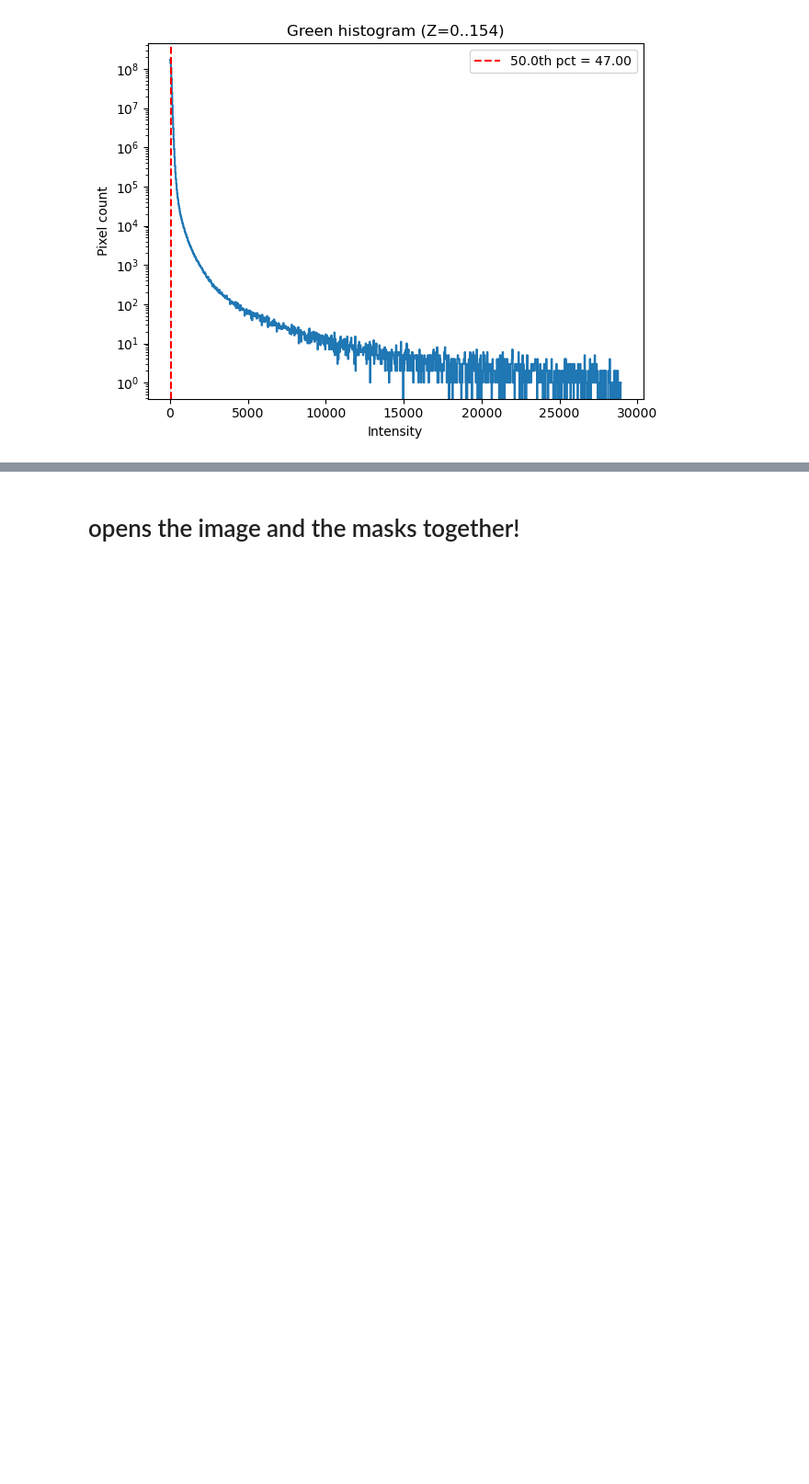
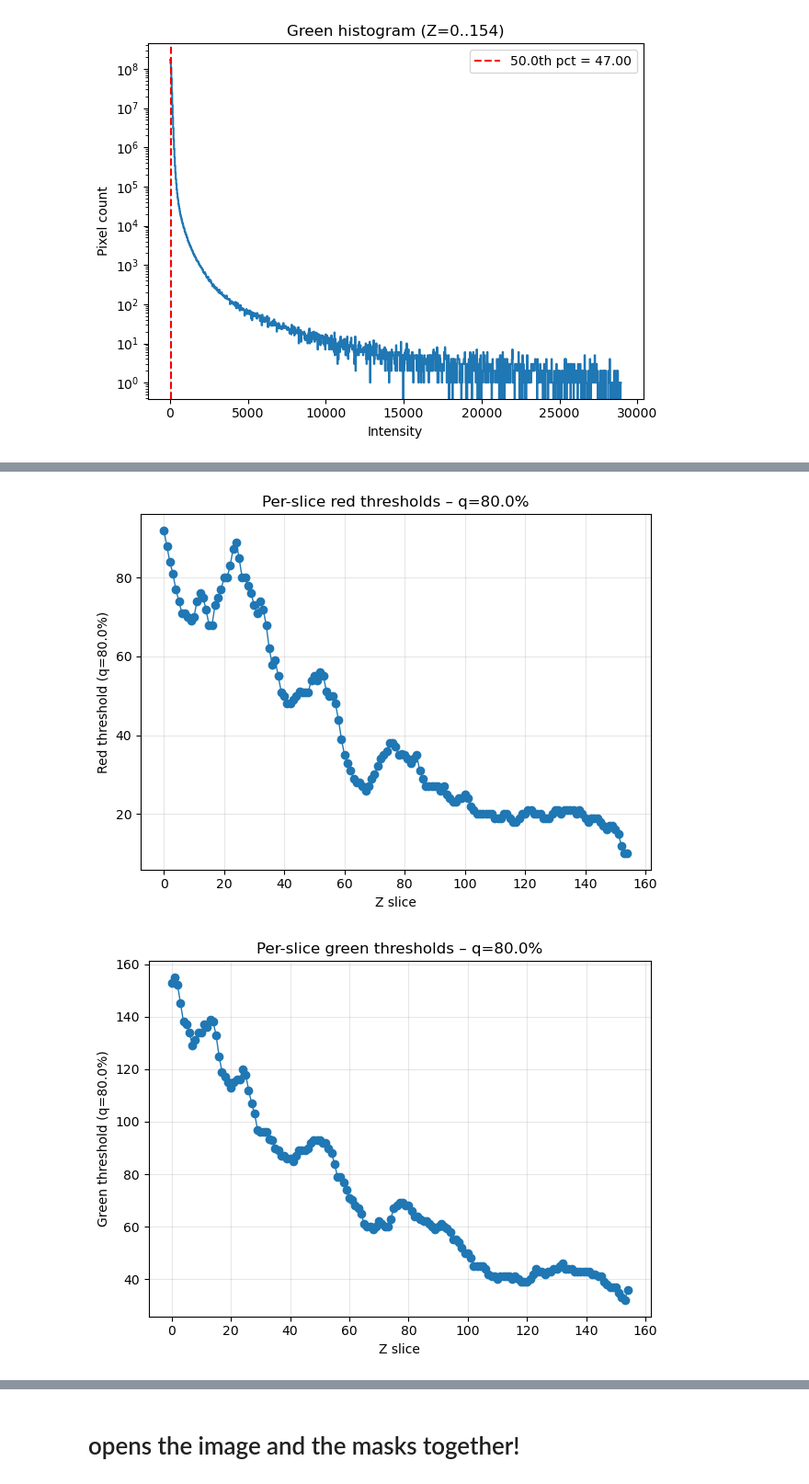
Before and after one commit to sansachenlelele/connectome_analysis_fisherlab, a Jupyter notebook: analysis_get-main-value-25summer.ipynb, the cells around one changed output, grey strips where cells are left out. Shown at 92% size. Saved outputs shown, nothing was run; the diff lists cells and outputs as text; code cells hidden in the pictures; blank space fills up the shorter version.

```diff
--- a/analysis_get-main-value-25summer.ipynb
+++ b/analysis_get-main-value-25summer.ipynb
@@ -150,7 +146,7 @@ Label mask shape: (155, 1839, 1839)
 Green channel shape: (155, 1839, 1839)
 Red channel shape: (155, 1839, 1839)
 # %%
-label_file_checking = '/Users/fisherguest/Documents/sansa images/08292025/roi/fly8-bg.tif'
+label_file_checking = '/Users/fisherguest/Documents/sansa images/08292025/roi/fly8-check.tif'
 label_mask_checking = tf.imread(label_file_checking)
 # %%
 # check which z stack I drew the label on.
@@ -161,7 +157,7 @@ print("You painted on slice(s):", painted_slices)
 You painted on slice(s): [93]
 # %%
 z_ranges = [
-(0, 1),
+(0, 2),
 (0, 78),
 (8, 95),
 (9, 97),
@@ -917,0 +1041,10 @@ summary_df
+# %%
+df_bg = per_slice_percentiles_for_roi(
+    red_channel, green_channel, label_mask_checking,
+    q=0.80,        # change this to whatever percentile you want (e.g., 0.95, 0.99)
+    roi_id=None,   # or set to your specific label id if you know it
+    exclude_zero=False,
+    round_pct=1
+)
+
+df_bg
@@ -917,0 +1065,45 @@ summary_df
+# %%
+# Ensure sorted by Z and drop rows with missing thresholds (if any)
+_df = df_bg.copy()
+_df = _df.sort_values("z")
+
+# Pull percentile (if present) for nicer titles/labels
+if "percentile_q" in _df.columns and _df["percentile_q"].notna().any():
+    q = float(_df["percentile_q"].iloc[0])
+    q_pct = f"{q*100:.1f}%"
+else:
+    q_pct = None
+
+# --- Red thresholds vs Z ---
+x = _df["z"].to_numpy()
+y_red = _df["red_threshold"].to_numpy()
+mask_red = np.isfinite(y_red)
+plt.figure()
+plt.plot(x[mask_red], y_red[mask_red], marker="o", linewidth=1)
+plt.xlabel("Z slice")
+ylabel = "Red threshold"
+if q_pct: ylabel += f" (q={q_pct})"
+plt.ylabel(ylabel)
+title = "Per-slice red thresholds"
+if q_pct: title += f" – q={q_pct}"
+plt.title(title)
+plt.grid(True, alpha=0.3)
+plt.tight_layout()
+
+# --- Green thresholds vs Z ---
+y_green = _df["green_threshold"].to_numpy()
+mask_green = np.isfinite(y_green)
+plt.figure()
+plt.plot(x[mask_green], y_green[mask_green], marker="o", linewidth=1)
+plt.xlabel("Z slice")
+ylabel = "Green threshold"
+if q_pct: ylabel += f" (q={q_pct})"
+plt.ylabel(ylabel)
+title = "Per-slice green thresholds"
+if q_pct: title += f" – q={q_pct}"
+plt.title(title)
+plt.grid(True, alpha=0.3)
+plt.tight_layout()
+# %% [output]
+[figure, added]
+[figure, added]
```
Also changed, not shown: parts of 28 cells of this notebook.
